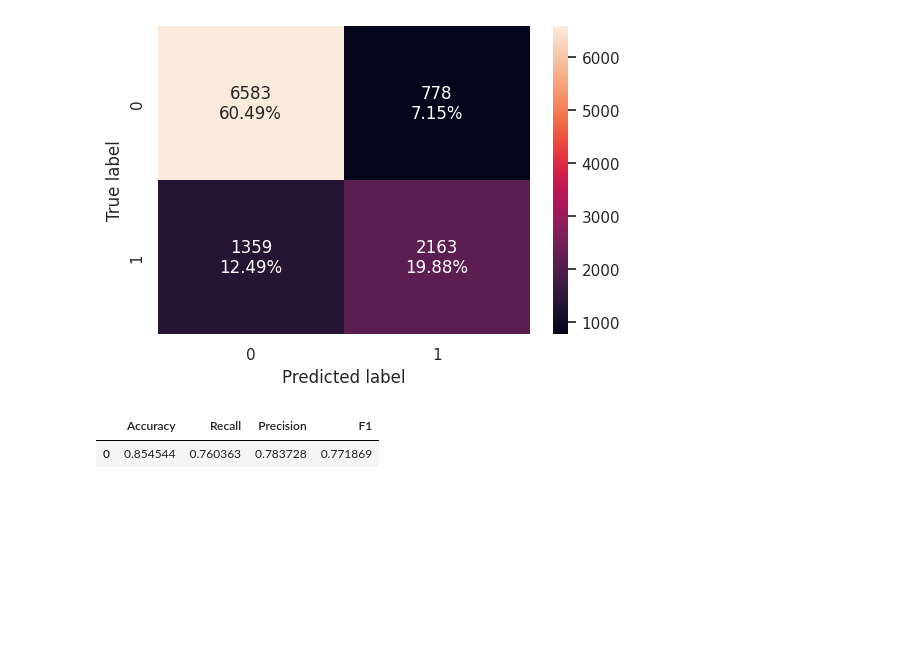
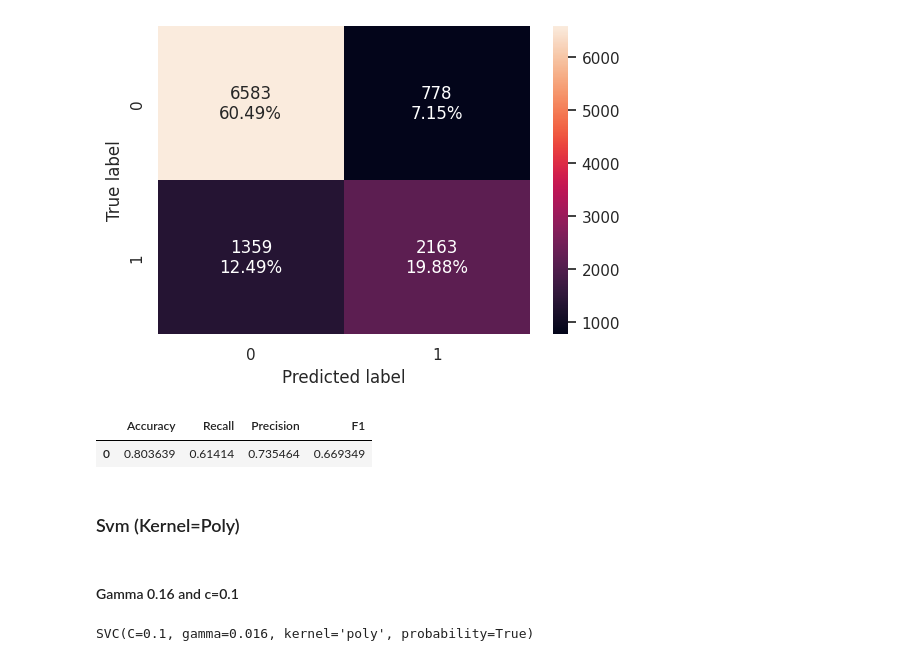
Before and after one commit to Rajesh2015/inn-hotels-bookings, a Jupyter notebook: inn_hotel_bookings_solution.ipynb, the cells around one changed output. Drawn from its saved outputs; the diff is of its cells as text; code cells hidden in the pictures; blank space fills up the shorter version.

```diff
--- a/inn_hotel_bookings_solution.ipynb
+++ b/inn_hotel_bookings_solution.ipynb
@@ -2403,14 +2377,20 @@ confusion_matrix_sklearn(svm,  X_test_svm_scaled, y_test_svm)
 # %% [output]
 [figure]
 # %%
-svm_performance_precesion_recall_threshold_test=model_performance_classification_sklearn(model=knn_3, predictors=X_test_svm_scaled, target=y_test_svm)
+svm_performance_precesion_recall_threshold_test=model_performance_classification_sklearn(model=svm, predictors=X_test_svm_scaled, target=y_test_svm)
 svm_performance_precesion_recall_threshold_test
 # %% [output]
 |  | Accuracy | Recall | Precision | F1 |
-| 0 | 0.854544 | 0.760363 | 0.783728 | 0.771869 |
+| 0 | 0.803639 | 0.61414 | 0.735464 | 0.669349 |
+# %% [markdown]
+### Svm (Kernel=Poly)
+# %% [markdown]
+#### Gamma 0.16 and c=0.1
 # %%
 # fitting SVM model with kernel poly
-svm_poly = SVC(kernel='poly',probability=True,degree=3,gamma=0.3,C=0.1)
+svm_poly = SVC(kernel='poly',probability=True,degree=3,gamma=0.016,C=0.1)
 svm_poly.fit(X_train_svm_scaled,y_train_svm)
+# %% [output]
+SVC(C=0.1, gamma=0.016, kernel='poly', probability=True)
 # %%
 confusion_matrix_sklearn(svm_poly,  X_train_svm_scaled, y_train_svm)
```
Also changed, not shown: parts of 7 cells of this notebook.
